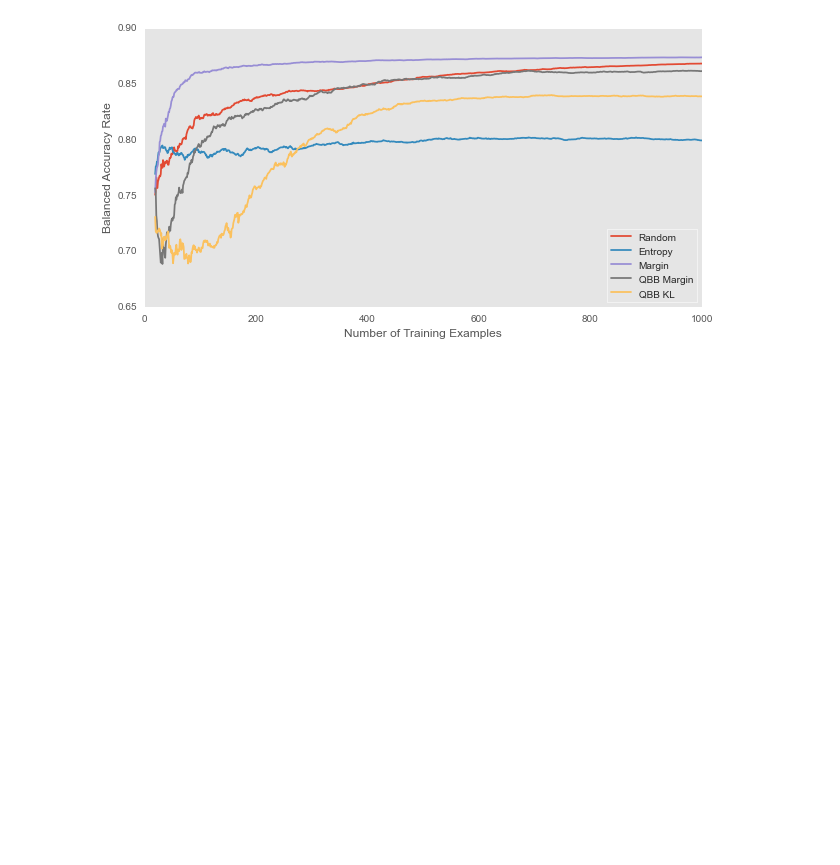
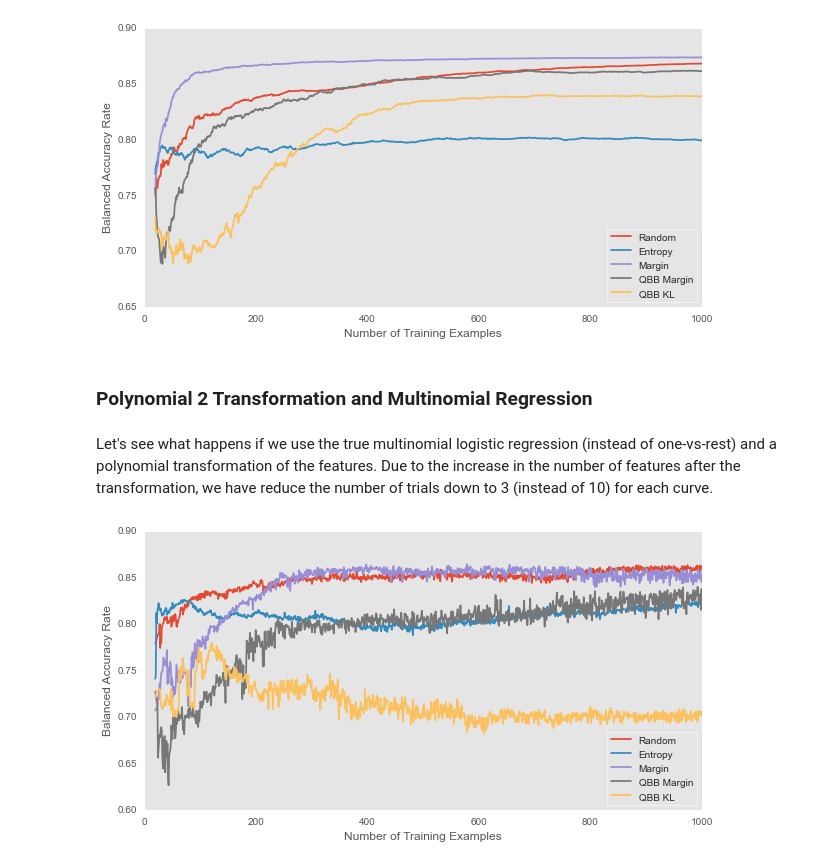
Before and after one commit to chengsoonong/mclass-sky, a Jupyter notebook: notebooks/05_logistic_active_learning.ipynb, the cells around one changed output. Drawn from its saved outputs; the diff is of its cells as text; code cells hidden in the pictures; blank space fills up the shorter version.

Commit message:
Update some results

```diff
--- a/notebooks/05_logistic_active_learning.ipynb
+++ b/notebooks/05_logistic_active_learning.ipynb
@@ -83,3 +113,29 @@ ax = mclearn.plot_average_learning_curve(np.arange(20, 1001), learning_curves, c
 fig.savefig('plots/lc_active_logistic_balanced.pdf', bbox_inches='tight')
 # %% [output]
 [figure]
+# %% [markdown]
+### Polynomial 2 Transformation and Multinomial Regression
+# %% [markdown]
+Let's see what happens if we use the true multinomial logistic regression (instead of one-vs-rest) and a polynomial transformation of the features. Due to the increase in the number of features after the transformation, we have reduce the number of trials down to 3 (instead of 10) for each curve.
+# %%
+# initialise the main classifier
+logistic_classifier = LogisticRegression(multi_class='multinomial', penalty='l1', C=0.01, random_state=2,
+                                         class_weight='auto', solver='lbfgs')
+
+# list of all heuristics to be used (and the paths where results are saved)
+heuristics = [mclearn.random_h, mclearn.entropy_h, mclearn.margin_h, mclearn.qbb_margin_h, mclearn.qbb_kl_h]
+curve_labels = ['Random', 'Entropy', 'Margin', 'QBB Margin', 'QBB KL']
+
+# set up the logistic committee
+committee = []
+committee_size = 3
+for i in range(committee_size):
+    member = LogisticRegression(multi_class='multinomial', penalty='l1', C=0.01, random_state=2,
+                                class_weight='auto', solver='lbfgs')
+    committee.append(member)
+
+pickle_paths_multinomial_2 = ['pickle/05_logistic_active_learning/multinomial_2_random.pickle',
+                              'pickle/05_logistic_active_learning/multinomial_2_entropy.pickle',
+                              'pickle/05_logistic_active_learning/multinomial_2_margin.pickle',
+                              'pickle/05_logistic_active_learning/multinomial_2_qbb_margin.pickle',
+                              'pickle/05_logistic_active_learning/multinomial_2_qbb_kl.pickle']
@@ -85,0 +145,11 @@ fig.savefig('plots/lc_active_logistic_balanced.pdf', bbox_inches='tight')
+# %%
+learning_curves = []
+for pickle_path in pickle_paths_multinomial_2:
+    with open(pickle_path, 'rb') as f:
+        learning_curves.append(pickle.load(f))
+
+fig = plt.figure(figsize=(10, 5))
+ax = mclearn.plot_average_learning_curve(np.arange(20, 1001), learning_curves, curve_labels)
+fig.savefig('plots/lc_active_logistic_multinomial_2.pdf', bbox_inches='tight')
+# %% [output]
+[figure, added]
```
Also changed, not shown: parts of 15 cells of this notebook, 45 other files.
